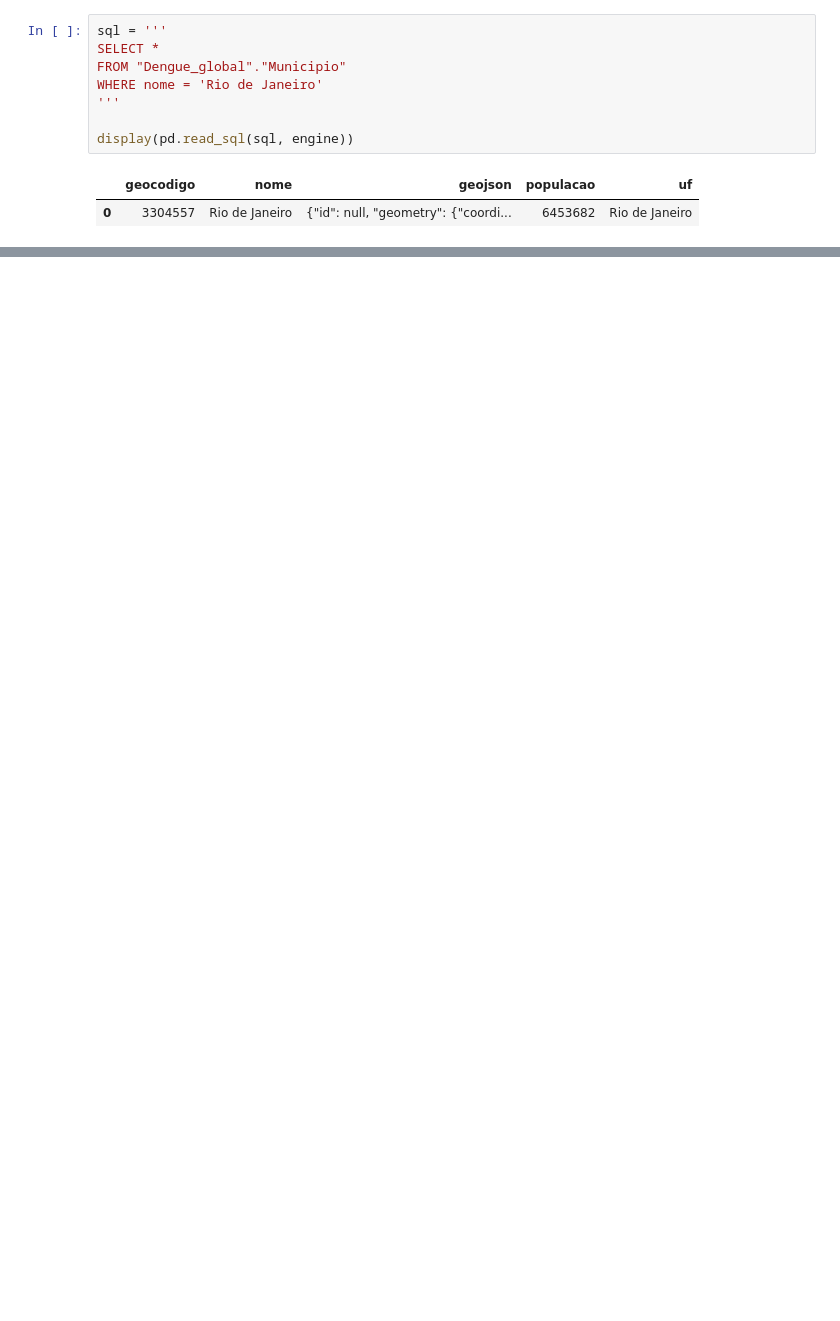
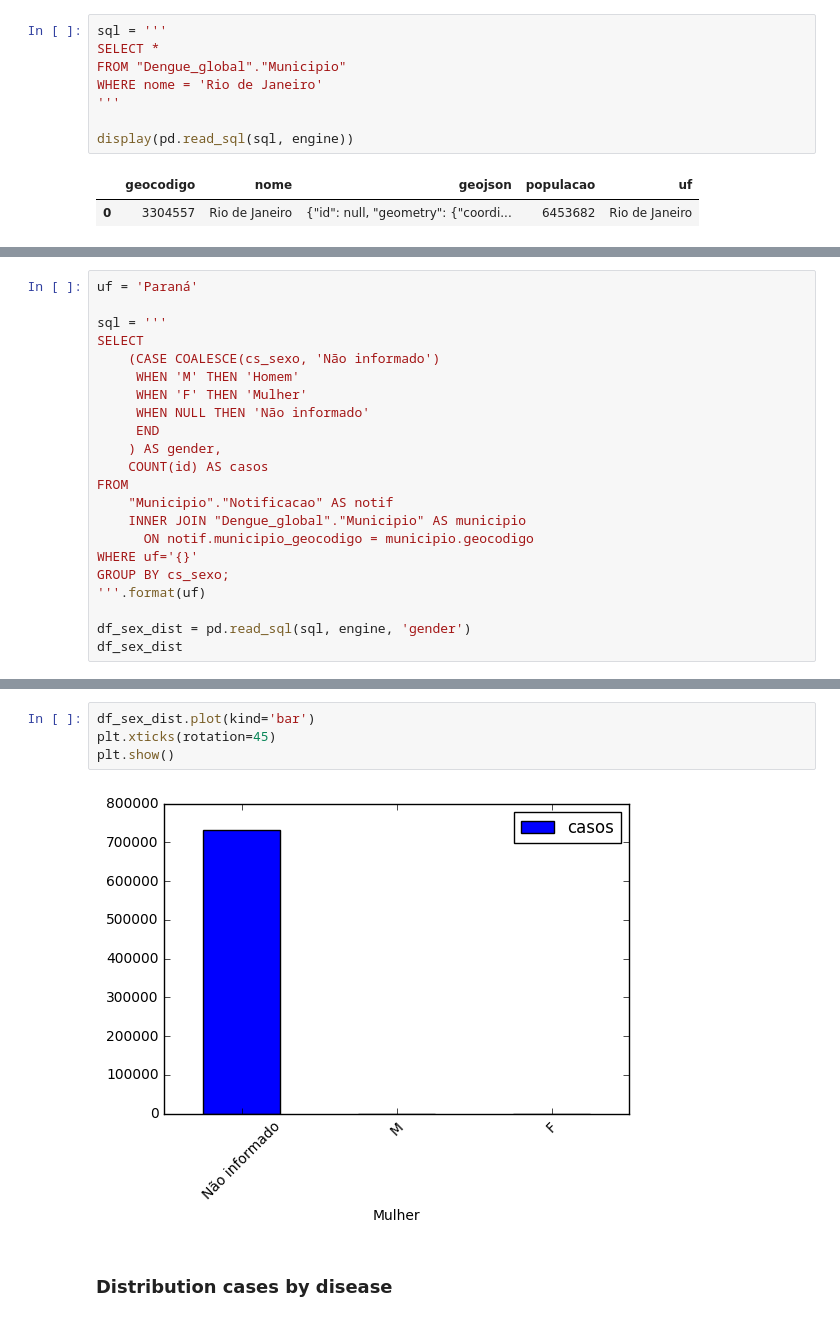
Before and after one commit to AlertaDengue/AlertaDengue, a Jupyter notebook: notebooks/Essay.ipynb, the cells around one changed output, grey strips where cells are left out. Saved outputs shown, nothing was run; the diff lists cells and outputs as text; blank space fills up the shorter version.

Commit message:
Distribution cases of gender, date and disease added into notebook

```diff
--- a/notebooks/Essay.ipynb
+++ b/notebooks/Essay.ipynb
@@ -629,0 +565,22 @@ Categories,Casos
+# %%
+uf = 'Paraná'
+
+sql = '''
+SELECT
+    (CASE COALESCE(cs_sexo, 'Não informado')
+     WHEN 'M' THEN 'Homem'
+     WHEN 'F' THEN 'Mulher'
+     WHEN NULL THEN 'Não informado'
+     END
+    ) AS gender,
+    COUNT(id) AS casos
+FROM
+    "Municipio"."Notificacao" AS notif
+    INNER JOIN "Dengue_global"."Municipio" AS municipio
+      ON notif.municipio_geocodigo = municipio.geocodigo
+WHERE uf='{}'
+GROUP BY cs_sexo;
+'''.format(uf)
+
+df_sex_dist = pd.read_sql(sql, engine, 'gender')
+df_sex_dist
@@ -629,0 +593,8 @@ Categories,Casos
+# %%
+df_sex_dist.plot(kind='bar')
+plt.xticks(rotation=45)
+plt.show()
+# %% [output]
+[figure, added]
+# %% [markdown]
+### Distribution cases by disease
```
Also changed, not shown: parts of 24 cells of this notebook.
